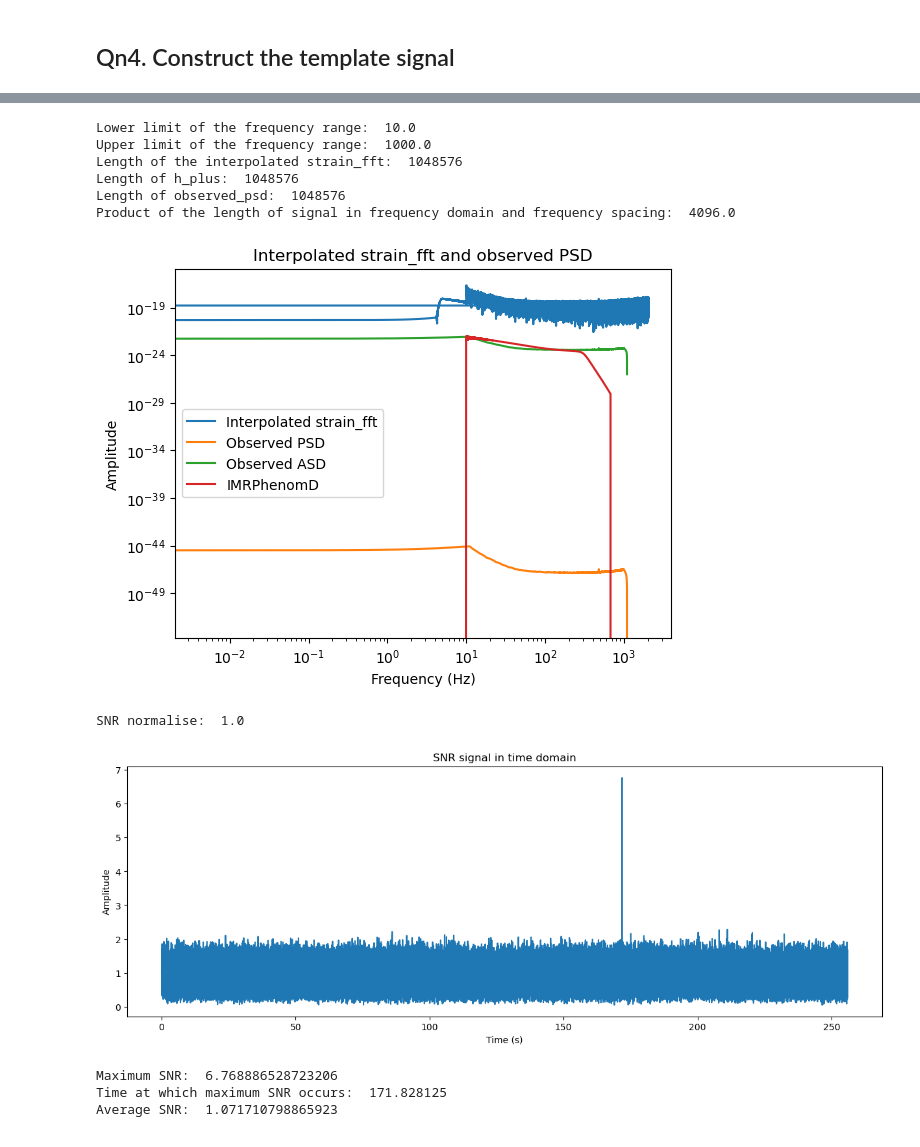
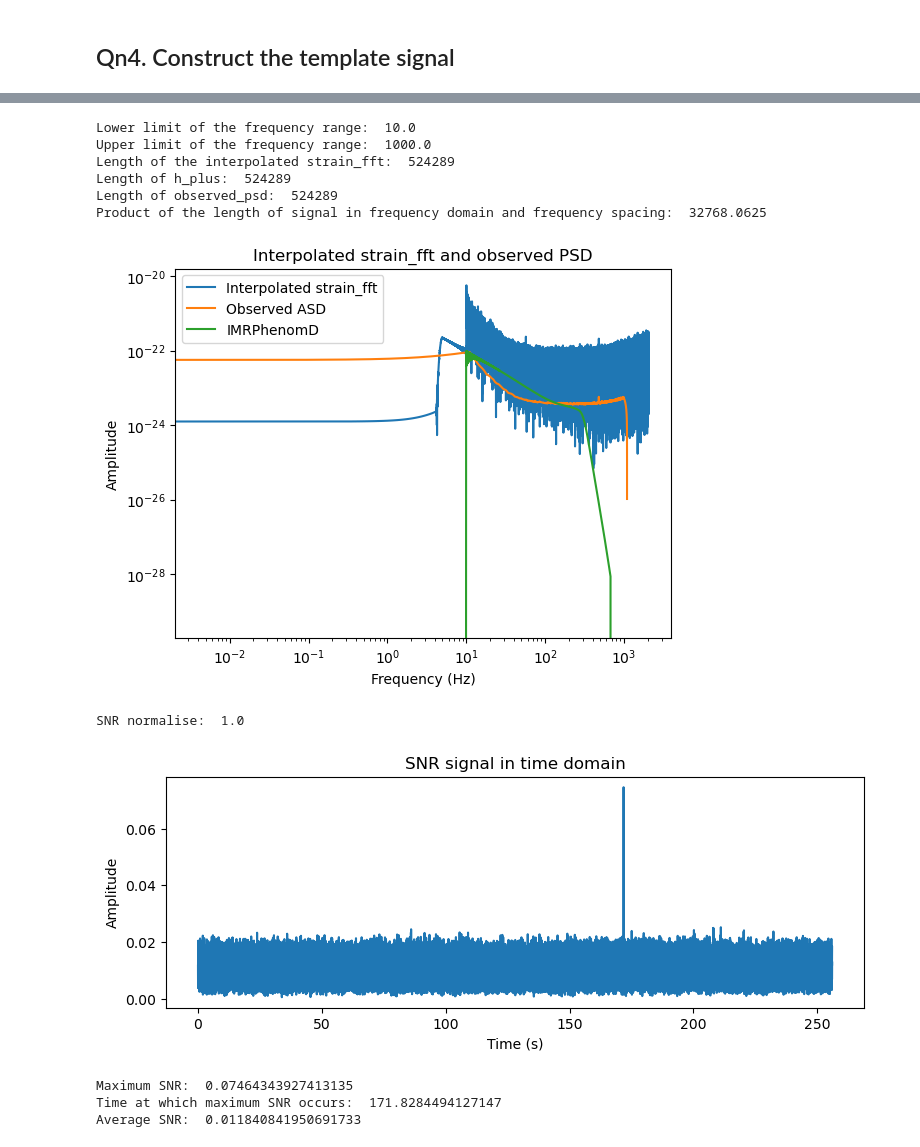
Before and after one commit to ZhongXinyu/Gravitational-Waves-Detection, a Jupyter notebook: part2.ipynb, the cells around one changed output, grey strips where cells are left out. Cells and saved outputs as stored; diff of their text form; code cells hidden in the pictures.

```diff
--- a/part2.ipynb
+++ b/part2.ipynb
@@ -9,10 +9,8 @@ warnings.filterwarnings("ignore", "Wswiglal-redir-stdio")
 import lal
 
 import pycbc
+from pycbc import types
 from pycbc.waveform.waveform import get_fd_waveform
-
-# set font size of labels
-plt.rcParams.update({'font.size': 15})
 # %%
 # define constants
 f_lower = 10
@@ -92,8 +85,6 @@ expected_asd_frequencies = expected_asd[:, 0]
 expected_asd_values = expected_asd[:, 1]
 # %%
 # create two subplots
-# set font size
-plt.rcParams.update({'font.size': 10})
 
 # 1. plot the expected ASD and the filtered Fourier transform
 plt.subplot(2, 1, 1)
@@ -262,12 +259,8 @@ h_plus, h_cross = get_fd_waveform(approximant=approximant,
 frequency = h_plus.sample_frequencies
 # %%
 # fourier transform the waveform
-strain_fft = np.fft.fft(measured_strain)
-freq_fft = np.fft.fftfreq(len(measured_strain), d=sample_times[1] - sample_times[0])
-frequency_spacing = freq_fft[1] - freq_fft[0]
-
-# prirt the frequency spacing of the waveform
-print ("Frequency spacing of the waveform: ", frequency_spacing)
+strain_fft = (types.TimeSeries(measured_strain, delta_t=(sample_times[1]- sample_times[0]))).to_frequencyseries()
+freq_fft = np.array(strain_fft.sample_frequencies)
 
 # plot the fourier transform of the waveform
 plt.plot(freq_fft, np.abs(strain_fft))
@@ -314,14 +301,14 @@ print ("Product of the length of signal in frequency domain and frequency spacin
 # %% [output]
 Lower limit of the frequency range:  10.0
 Upper limit of the frequency range:  1000.0
-Length of the interpolated strain_fft:  1048576
-Length of h_plus:  1048576
-Length of observed_psd:  1048576
-Product of the length of signal in frequency domain and frequency spacing:  4096.0
+Length of the interpolated strain_fft:  524289
+Length of h_plus:  524289
+Length of observed_psd:  524289
+Product of the length of signal in frequency domain and frequency spacing:  32768.0625
 # %%
 # plot the interpolated strain_fft and the observed psd
 plt.plot(freq_fft, np.abs(strain_fft_interpolated), label='Interpolated strain_fft')
-plt.plot(freq_fft, (observed_psd_interpolated), label='Observed PSD')
+# plt.plot(freq_fft, (observed_psd_interpolated), label='Observed PSD')
 plt.plot(freq_fft, np.sqrt(observed_psd_interpolated), label='Observed ASD')
 plt.plot(freq_fft, np.abs(h_plus_interpolated), label='IMRPhenomD')
 
@@ -333,7 +320,7 @@ plt.legend()
 plt.title('Interpolated strain_fft and observed PSD')
 plt.show()
 # %% [output]
-[figure, old version]
+[figure, new version]
 # %%
 # normalise the waveform
 h_plus_interpolated /=(SNR(h_plus_interpolated, h_plus_interpolated, observed_psd_interpolated, frequency_spacing))
@@ -346,28 +333,27 @@ SNR normalise:  1.0
 # %%
 SNR_signal = np.sqrt(4 * np.abs(np.fft.ifft(h_plus_interpolated.conjugate() * strain_fft_interpolated/ observed_psd_interpolated)))
 time = np.linspace(0, sample_times[-1], len(SNR_signal))
 
-
 # plot the SNR signal
-plt.figure(figsize=(15, 5))
+plt.figure(figsize=(9, 3))
 plt.plot(time, SNR_signal)
 plt.xlabel('Time (s)')
 plt.ylabel('Amplitude')
 plt.title('SNR signal in time domain')
 plt.savefig('figures/matched_filter_snr.png')
 plt.show()
 
 # find the maximum SNR and the time at which it occurs
 max_SNR = np.max(np.abs(SNR_signal)/SNR_normalise)
 print ("Maximum SNR: ", max_SNR)
 max_SNR_time = time[np.argmax(np.abs(SNR_signal)/SNR_normalise)]
 print ("Time at which maximum SNR occurs: ", max_SNR_time)
 
 # find the average SNR
 average_SNR = np.mean(np.abs(SNR_signal)/SNR_normalise)
 print ("Average SNR: ", average_SNR)
 # %% [output]
-[figure, old version]
+[figure, new version]
-Maximum SNR:  6.768886528723206
-Time at which maximum SNR occurs:  171.828125
-Average SNR:  1.071710798865923
+Maximum SNR:  0.07464343927413135
+Time at which maximum SNR occurs:  171.8284494127147
+Average SNR:  0.011840841950691733
```
Also changed, not shown: parts of 8 cells of this notebook.
